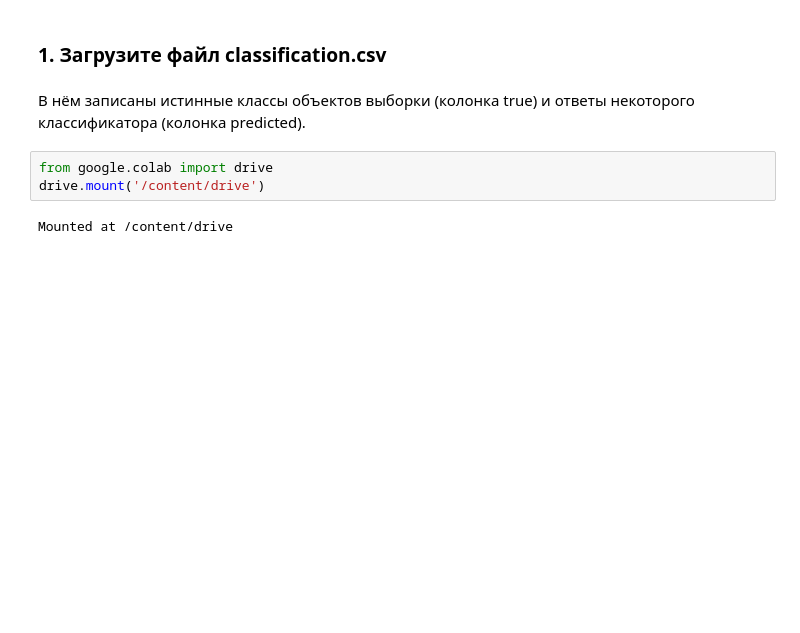
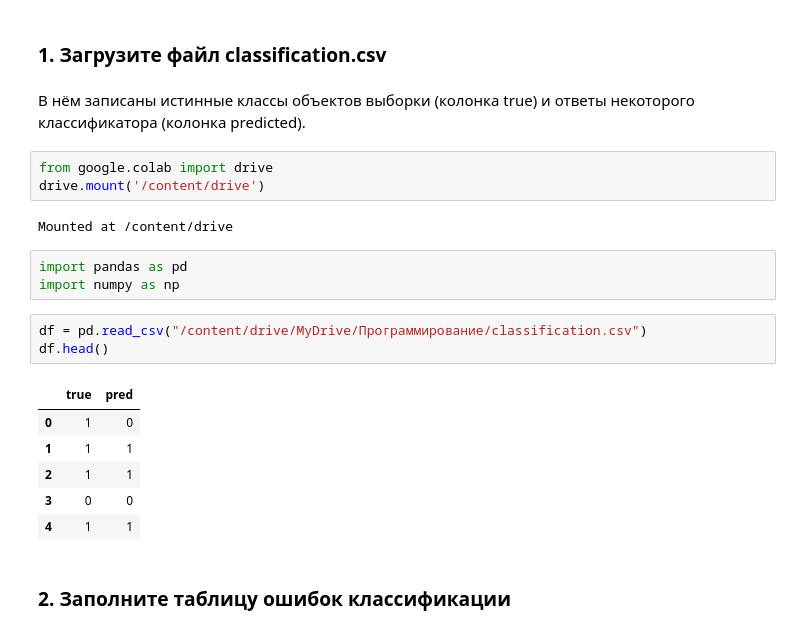
Before and after one commit to murpunk/Programming_2023, a Jupyter notebook: 15_05_23_Metrics.ipynb, the cells around one changed output. Saved outputs shown, nothing was run; the diff lists cells and outputs as text; blank space fills up the shorter version.

```diff
--- a/15_05_23_Metrics.ipynb
+++ b/15_05_23_Metrics.ipynb
@@ -447,3 +447,18 @@ from google.colab import drive
 drive.mount('/content/drive')
 # %% [output]
 Mounted at /content/drive
+# %%
+import pandas as pd
+import numpy as np
+# %%
+df = pd.read_csv("/content/drive/MyDrive/Программирование/classification.csv")
+df.head()
+# %% [output]
+|  | true | pred |
+| 0 | 1 | 0 |
+| 1 | 1 | 1 |
+| 2 | 1 | 1 |
+| 3 | 0 | 0 |
+| 4 | 1 | 1 |
+# %% [markdown]
+### 2. Заполните таблицу ошибок классификации
```
Also changed, not shown: parts of 14 cells of this notebook.
